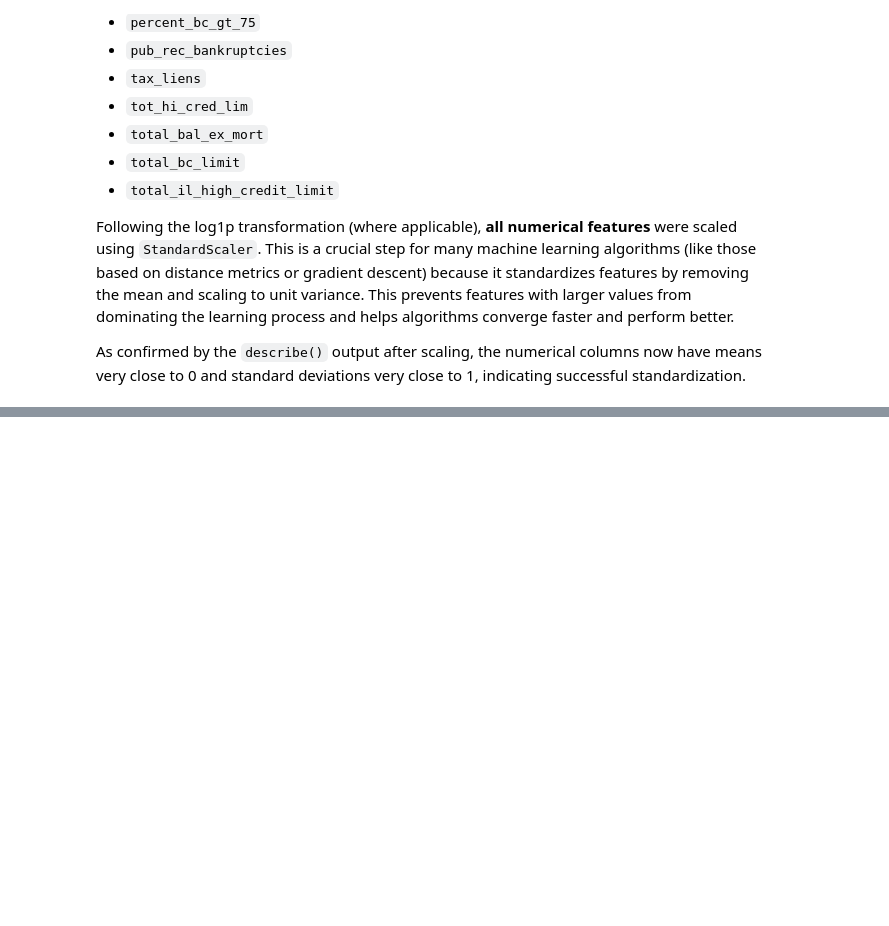
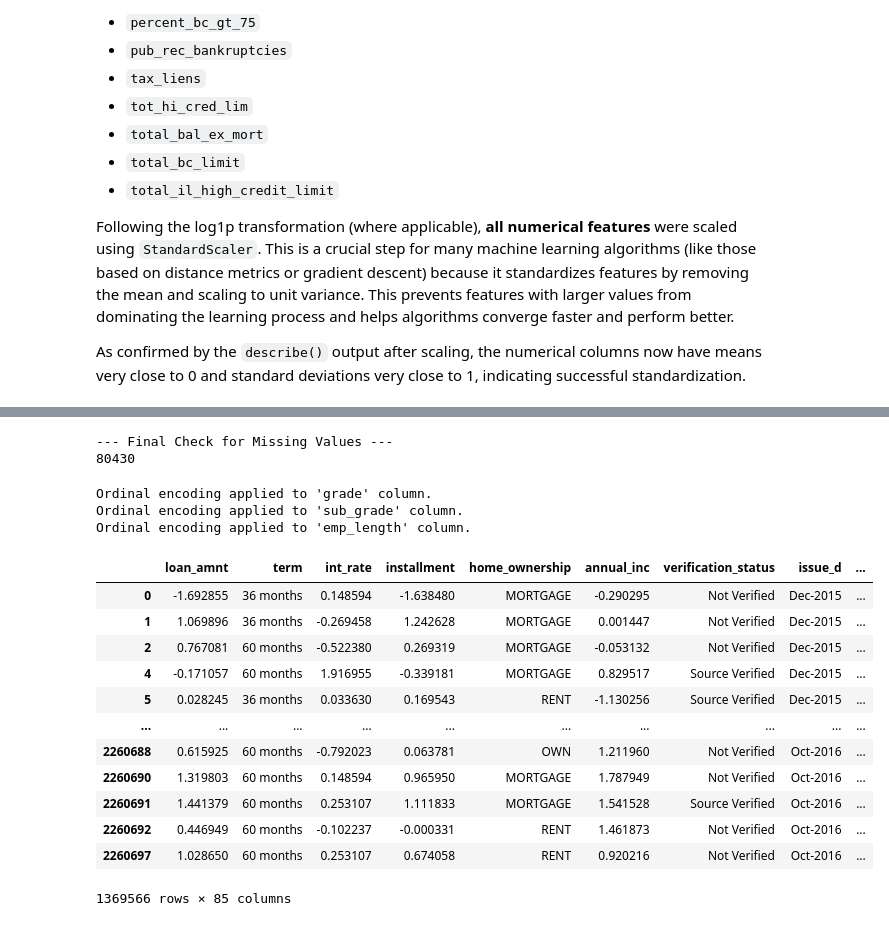
Before and after one commit to Siph0n2709/Credit-Risk-Prediction-ML, a Jupyter notebook: 02_Data_Preprocessing.ipynb, the cells around one changed output, grey strips where cells are left out. Saved outputs shown, nothing was run; the diff lists cells and outputs as text; code cells hidden in the pictures; blank space fills up the shorter version.

Commit message:
Ordinal Encoding Applied to ~Few~ Categorical Features

```diff
--- a/02_Data_Preprocessing.ipynb
+++ b/02_Data_Preprocessing.ipynb
@@ -288,0 +312,10 @@ As confirmed by the `describe()` output after scaling, the numerical columns now
+# %%
+numerical_cols_nans = X_processed.select_dtypes(include=[np.number]).columns[X_processed.select_dtypes(include=[np.number]).isnull().any()].tolist()
+print(f"\nNumerical columns with NaN values: {numerical_cols_nans}")
+for col in numerical_cols_nans:
+    mode_val = X_processed[col].mode()[0]  # Get the mode value
+    # X_processed[col].fillna(median_val, inplace=True)
+    X_processed[col] = X_processed[col].fillna(mode_val) # This is the same as above, but more explicit and should get rid of the warning
+    print(f"Imputed '{col}' with mode value: {mode_val:.2f}")
+
+# Obviously there won't be any NaN values anymore since we already filled them with the mode value
@@ -288,0 +340,59 @@ As confirmed by the `describe()` output after scaling, the numerical columns now
+# %%
+print("\n--- Final Check for Missing Values ---")
+print(X_processed.isnull().sum().sum())  # Should be 0 if all NaNs are filled, but isn't since we have some categorical columns with NaN values
+# %% [output]
+--- Final Check for Missing Values ---
+80430
+# %%
+from sklearn.preprocessing import OrdinalEncoder # For categorical columns that have an inherent order
+
+grade_order = ['A', 'B', 'C', 'D', 'E', 'F', 'G']
+sub_grade_order = ['A1', 'A2', 'A3', 'A4', 'A5',
+                   'B1', 'B2', 'B3', 'B4', 'B5',
+                   'C1', 'C2', 'C3', 'C4', 'C5',
+                   'D1', 'D2', 'D3', 'D4', 'D5',
+                   'E1', 'E2', 'E3', 'E4', 'E5',
+                   'F1', 'F2', 'F3', 'F4', 'F5',
+                   'G1', 'G2', 'G3', 'G4', 'G5']
+
+emp_length_order = ['< 1 year', '1 year', '2 years', '3 years', '4 years', '5 years',
+                     '6 years', '7 years', '8 years', '9 years', '10+ years']
+
+# Apply Ordinal Encoding to categorical columns with an inherent order
+if 'grade' in X_processed.columns:
+    encoder_grade = OrdinalEncoder(categories=[grade_order], handle_unknown='use_encoded_value', unknown_value=-1)
+    X_processed['graded_encoded'] = encoder_grade.fit_transform(X_processed[['grade']])
+    X_processed.drop(columns=['grade'], inplace=True)
+    print("Ordinal encoding applied to 'grade' column.")
+
+if 'sub_grade' in X_processed.columns:
+    encoder_sub_grade = OrdinalEncoder(categories=[sub_grade_order], handle_unknown='use_encoded_value', unknown_value=-1)
+    X_processed['sub_graded_encoded'] = encoder_sub_grade.fit_transform(X_processed[['sub_grade']])
+    X_processed.drop(columns=['sub_grade'], inplace=True)
+    print("Ordinal encoding applied to 'sub_grade' column.")
+
+if 'emp_length' in X_processed.columns:
+    encoder_emp_length = OrdinalEncoder(categories=[emp_length_order], handle_unknown='use_encoded_value', unknown_value=-1)
+    X_processed['emp_length_encoded'] = encoder_emp_length.fit_transform(X_processed[['emp_length']])
+    X_processed.drop(columns=['emp_length'], inplace=True)
+    print("Ordinal encoding applied to 'emp_length' column.")
+# %% [output]
+Ordinal encoding applied to 'grade' column.
+Ordinal encoding applied to 'sub_grade' column.
+Ordinal encoding applied to 'emp_length' column.
+# %%
+X_processed
+# %% [output]
+|  | loan_amnt | term | int_rate | installment | home_ownership | annual_inc | verification_status | issue_d | ... |
+| 0 | -1.692855 | 36 months | 0.148594 | -1.638480 | MORTGAGE | -0.290295 | Not Verified | Dec-2015 | ... |
+| 1 | 1.069896 | 36 months | -0.269458 | 1.242628 | MORTGAGE | 0.001447 | Not Verified | Dec-2015 | ... |
+| 2 | 0.767081 | 60 months | -0.522380 | 0.269319 | MORTGAGE | -0.053132 | Not Verified | Dec-2015 | ... |
+| 4 | -0.171057 | 60 months | 1.916955 | -0.339181 | MORTGAGE | 0.829517 | Source Verified | Dec-2015 | ... |
+| 5 | 0.028245 | 36 months | 0.033630 | 0.169543 | RENT | -1.130256 | Source Verified | Dec-2015 | ... |
+| ... | ... | ... | ... | ... | ... | ... | ... | ... | ... |
+| 2260688 | 0.615925 | 60 months | -0.792023 | 0.063781 | OWN | 1.211960 | Not Verified | Oct-2016 | ... |
+| 2260690 | 1.319803 | 60 months | 0.148594 | 0.965950 | MORTGAGE | 1.787949 | Not Verified | Oct-2016 | ... |
+| 2260691 | 1.441379 | 60 months | 0.253107 | 1.111833 | MORTGAGE | 1.541528 | Source Verified | Oct-2016 | ... |
+| 2260692 | 0.446949 | 60 months | -0.102237 | -0.000331 | RENT | 1.461873 | Not Verified | Oct-2016 | ... |
+| 2260697 | 1.028650 | 60 months | 0.253107 | 0.674058 | RENT | 0.920216 | Not Verified | Oct-2016 | ... |
+1369566 rows × 85 columns
```
Also changed, not shown: parts of 2 cells of this notebook.
